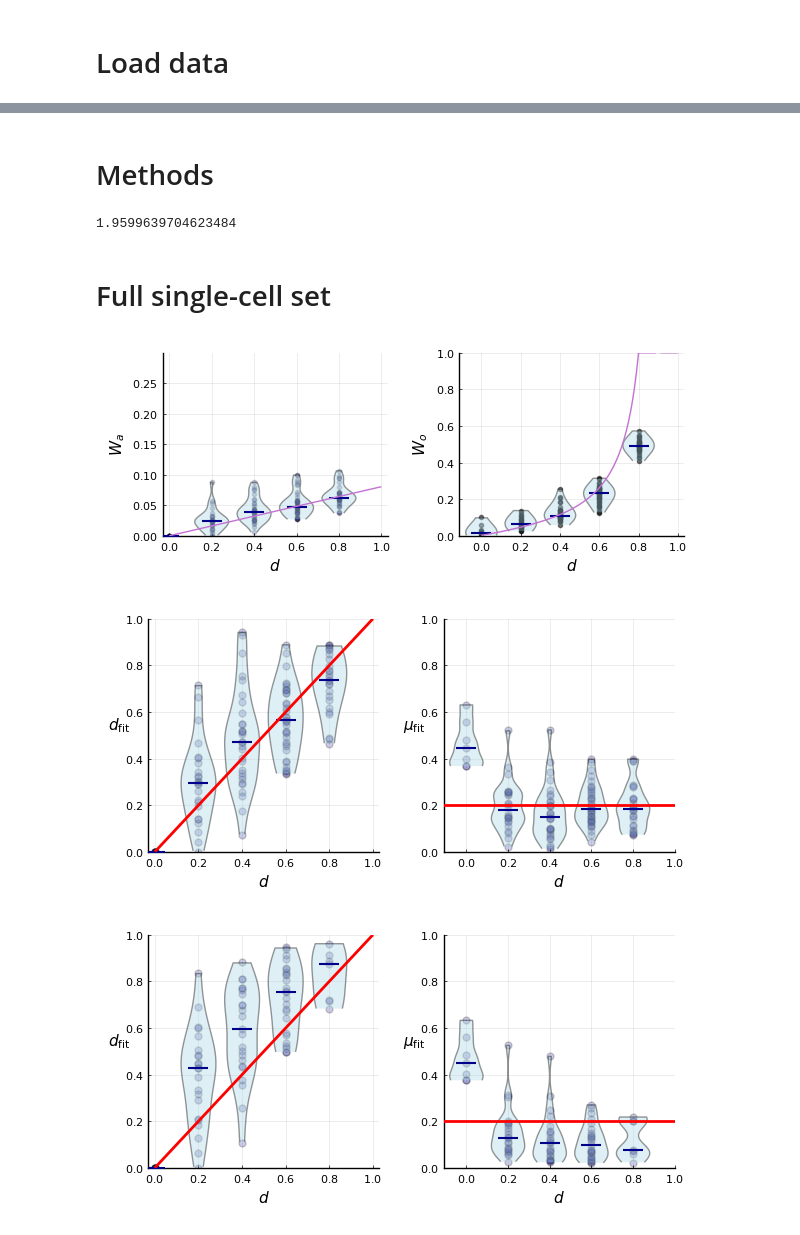
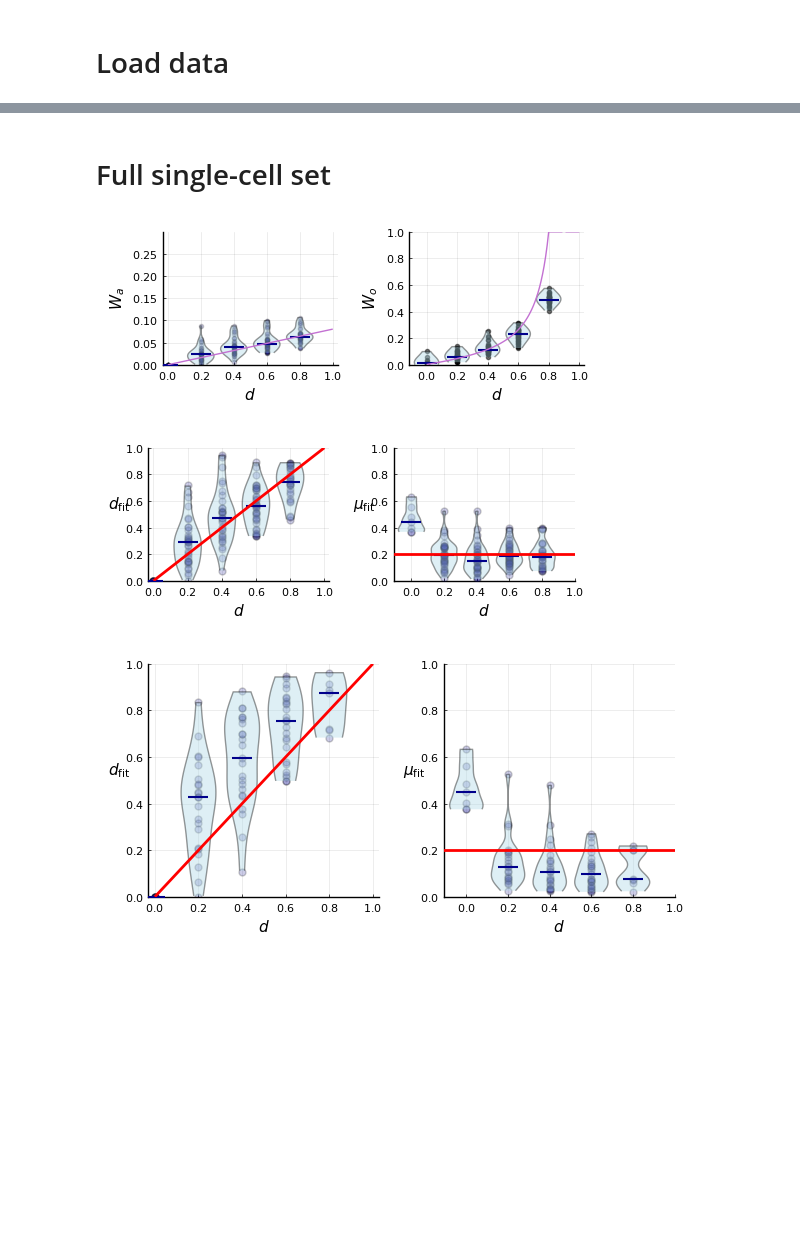
Before and after one commit to aangaji/Turnover, a Jupyter notebook: inference_rework.ipynb, the cells around one changed output, grey strips where cells are left out. Saved outputs shown, nothing was run; the diff lists cells and outputs as text; code cells hidden in the pictures; blank space fills up the shorter version.

```diff
--- a/inference_rework.ipynb
+++ b/inference_rework.ipynb
@@ -43,44 +42,21 @@ filter!(r->r.N==10000 && r.ρ == Inf && r.d in 0.0:0.2:0.8 && r.μ == 0.2 && r.d
 tumorinfo.tumor = @showprogress pmap(TumorGrowth.data_import, tumorinfo.tumorpath)
 tumorinfo.mutations = @showprogress pmap(TumorGrowth.data_import, tumorinfo.mutationspath)
 ;
-# %% [markdown]
-# Methods
-# %%
-function bisection(f, interval, iter; precision=1e-9)
-    xlow, xup = interval
-    sign(f(xlow)) == sign(f(xup)) && error("no zero in interval $interval")
-    any((isnan.(f.(interval)))) && error("f not defined on interval $interval")
-    for i=1:iter
-        xm = (xlow+xup)/2
-        abs(f(xm)) < precision && return (xm, i)
-        if sign(f(xm)) != sign(f(xlow))
-            xup = xm
-        else
-            xlow = xm
-        end
-    end
-    println(xup)
-    error("no convergence within $iter steps")
-end
-using Distributions, NLsolve, Roots
-z = nlsolve(x->cdf.(Normal(), x) .- 0.975, [1.]).zero[1]
-# %% [output]
-1.9599639704623484
 # %% [markdown]
 # Full single-cell set
 # %%
 Nthresh = 500
 ds, Wa, Wo = get_turnover(tumorinfo; Nthresh_orph=Nthresh, Nthresh_estr=Nthresh,
     tumor_sample_func = df -> df)
-plot_turnover_violin(ds, Wa, Wo; Nthresh_orph=Nthresh, Nthresh_estr=Nthresh, mu=0.2)
+plot_turnover_violin(ds, Wa, Wo; Nthresh_orph=Nthresh, Nthresh_estr=Nthresh, mu=0.2, size=(500,200))
 # %% [output]
-[figure, old version]
+[figure, new version]
 # %%
 ds, dfits, mufits = infer_params( tumorinfo; Nthresh_orph=Nthresh, Nthresh_estr=Nthresh, Wa, Wo)
 mask = .!ismissing.(mufits)
-plot_infresult_violin(ds[mask], dfits[mask], mufits[mask]; mu=0.2)
+plot_infresult_violin(ds[mask], dfits[mask], mufits[mask]; mu=0.2, size=(500,200))
 # %% [output]
-[figure, old version]
+[figure, new version]
 # %%
 ds, dfits, mufits = infer_params( tumorinfo; Nthresh_orph=10_000, Nthresh_estr=10_000, Wa, Wo)
 mask = .!ismissing.(mufits)
```
Also changed, not shown: parts of 43 cells of this notebook, 19 other files.
